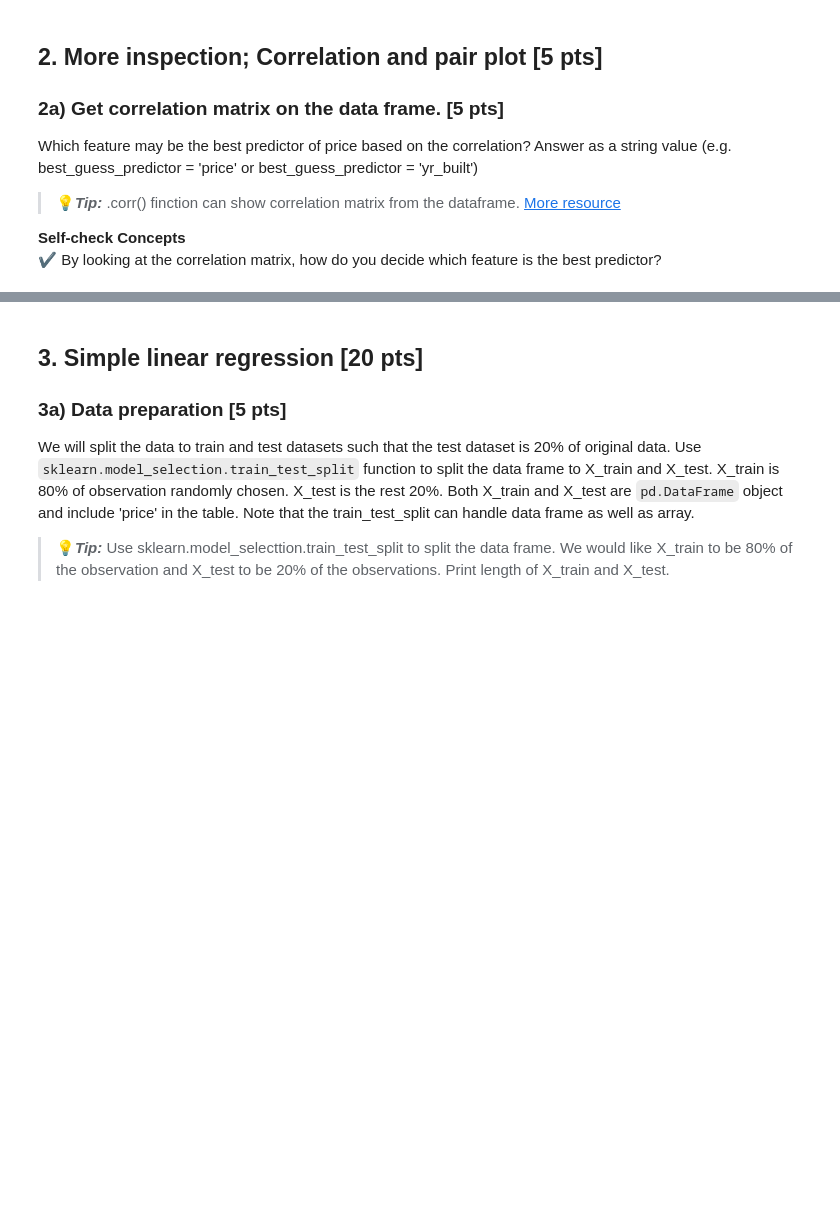
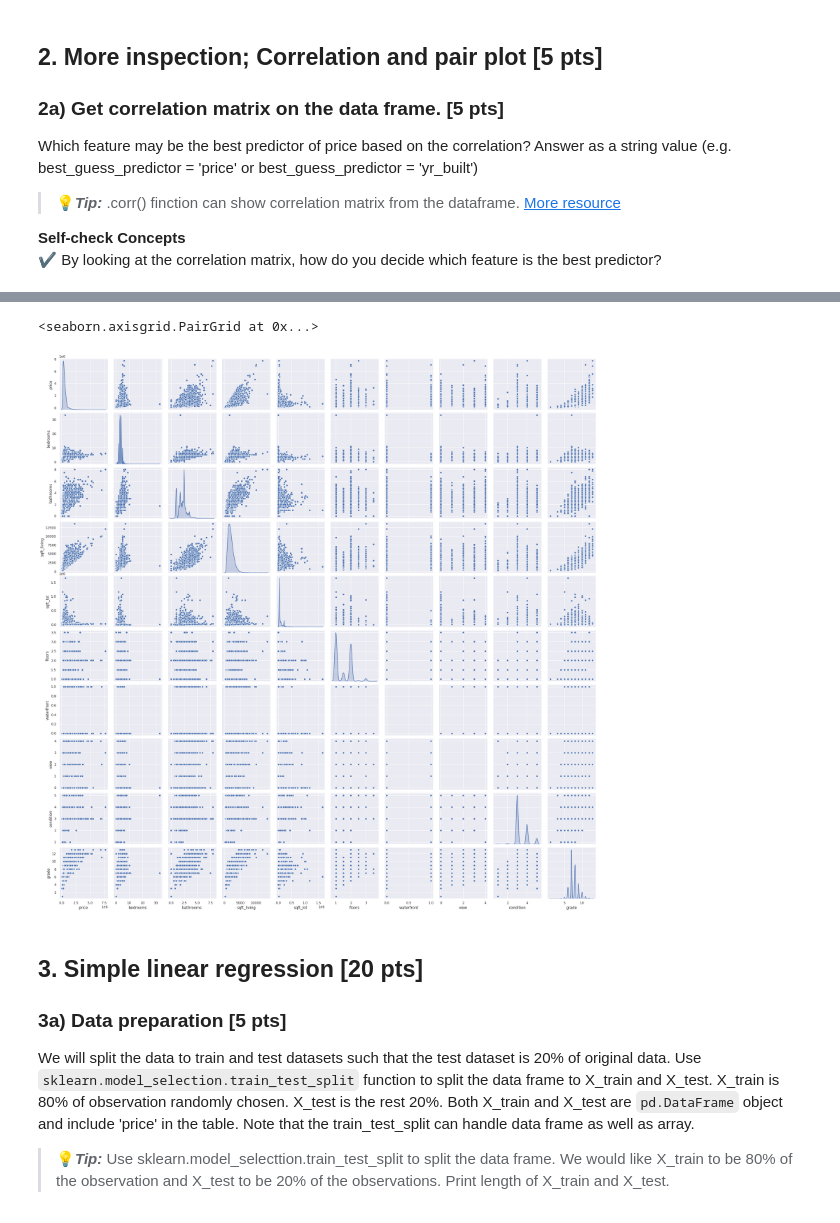
Before and after one commit to yuting-chu/Introduction_to_Machine_Learning_Supervised_Learning, a Jupyter notebook: Module1v3.ipynb, the cells around one changed output, grey strips where cells are left out. Saved outputs shown, nothing was run; the diff lists cells and outputs as text; code cells hidden in the pictures; blank space fills up the shorter version.

```diff
--- a/Module1v3.ipynb
+++ b/Module1v3.ipynb
@@ -205,6 +308,10 @@ Pair plot is a fast way to inspect relationships between features. Use seaborn's
 # %%
 # practice inspecting relationships between features using a pair plot.
 # your code here
+sns.pairplot(df.iloc[:, :10], diag_kind='kde')
+# %% [output]
+<seaborn.axisgrid.PairGrid at 0x...>
+[figure, added]
 # %% [markdown]
 ## 3. Simple linear regression [20 pts]
 
```
Also changed, not shown: parts of 16 cells of this notebook, 1 other file.
